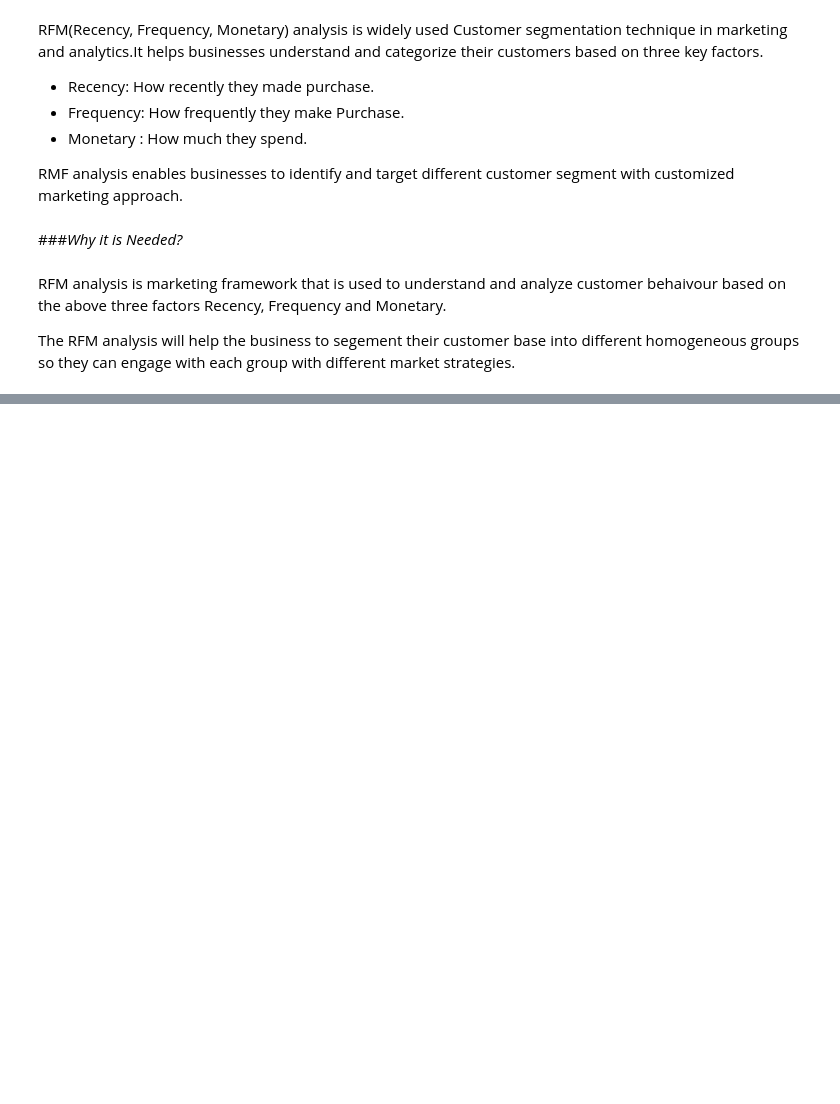
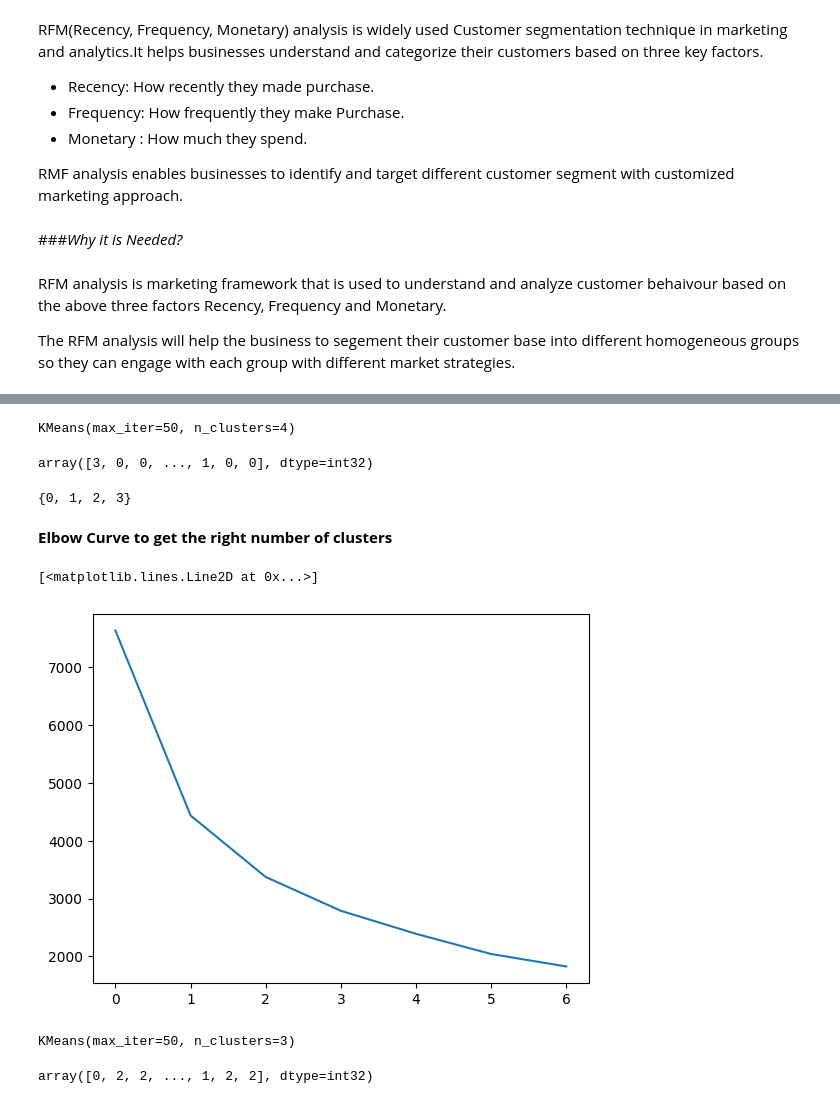
Before and after one commit to juel-123/Online_Retail_Customer_Segmentation, a Jupyter notebook: Online_Retail_Customer_Segmentation.ipynb, the cells around one changed output, grey strips where cells are left out. Saved outputs shown, nothing was run; the diff lists cells and outputs as text; code cells hidden in the pictures; blank space fills up the shorter version.

```diff
--- a/Online_Retail_Customer_Segmentation.ipynb
+++ b/Online_Retail_Customer_Segmentation.ipynb
@@ -432,0 +554,18 @@ The RFM analysis will help the business to segement their customer base into dif
+# %%
+# removing outliers for Amount
+Q1 = rfm.Amount.quantile(0.05)
+Q3 = rfm.Amount.quantile(0.95)
+IQR = Q3-Q1
+rfm = rfm[(rfm.Amount >= Q1-1.5*IQR) & (rfm.Amount <= Q3+1.5*IQR)]
+
+# removing outliers for Recency
+Q1 = rfm.Recency.quantile(0.05)
+Q3 = rfm.Recency.quantile(0.95)
+IQR = Q3-Q1
+rfm = rfm[(rfm.Recency >= Q1-1.5*IQR) & (rfm.Recency <= Q3+1.5*IQR)]
+
+# removing outliers for Frequency
+Q1 = rfm.Frequency.quantile(0.05)
+Q3 = rfm.Frequency.quantile(0.95)
+IQR = Q3-Q1
+rfm = rfm[(rfm.Frequency >= Q1-1.5*IQR) & (rfm.Frequency <= Q3+1.5*IQR)]
@@ -432,0 +585,3 @@ The RFM analysis will help the business to segement their customer base into dif
+# %%
+rfm_df_scaled = pd.DataFrame(rfm_df_scaled)
+rfm_df_scaled.columns=['Amount','Frequency','Recency']
@@ -432,0 +596,40 @@ The RFM analysis will help the business to segement their customer base into dif
+# %%
+# kmeans with some arbitary k
+kmeans =KMeans(n_clusters=4, max_iter=50)
+kmeans.fit(rfm_df_scaled)
+# %% [output]
+KMeans(max_iter=50, n_clusters=4)
+# %%
+kmeans.labels_
+# %% [output]
+array([3, 0, 0, ..., 1, 0, 0], dtype=int32)
+# %%
+set(kmeans.labels_)
+# %% [output]
+{0, 1, 2, 3}
+# %% [markdown]
+**Elbow Curve to get the right number of clusters**
+# %%
+ssd = []
+range_n_clusters = [2,3,4,5,6,7,8]
+for num_clusters in range_n_clusters:
+  kmeans = KMeans(n_clusters= num_clusters, max_iter= 50)
+  kmeans.fit(rfm_df_scaled)
+
+  ssd.append(kmeans.inertia_)
+
+# plot the ssd for each cluster
+plt.plot(ssd)
+# %% [output]
+[<matplotlib.lines.Line2D at 0x...>]
+[figure, added]
+# %%
+# Final model with k=3
+kmeans = KMeans(n_clusters=3, max_iter=50)
+kmeans.fit(rfm_df_scaled)
+# %% [output]
+KMeans(max_iter=50, n_clusters=3)
+# %%
+kmeans.labels_
+# %% [output]
+array([0, 2, 2, ..., 1, 2, 2], dtype=int32)
```
Also changed, not shown: parts of 20 cells of this notebook.
